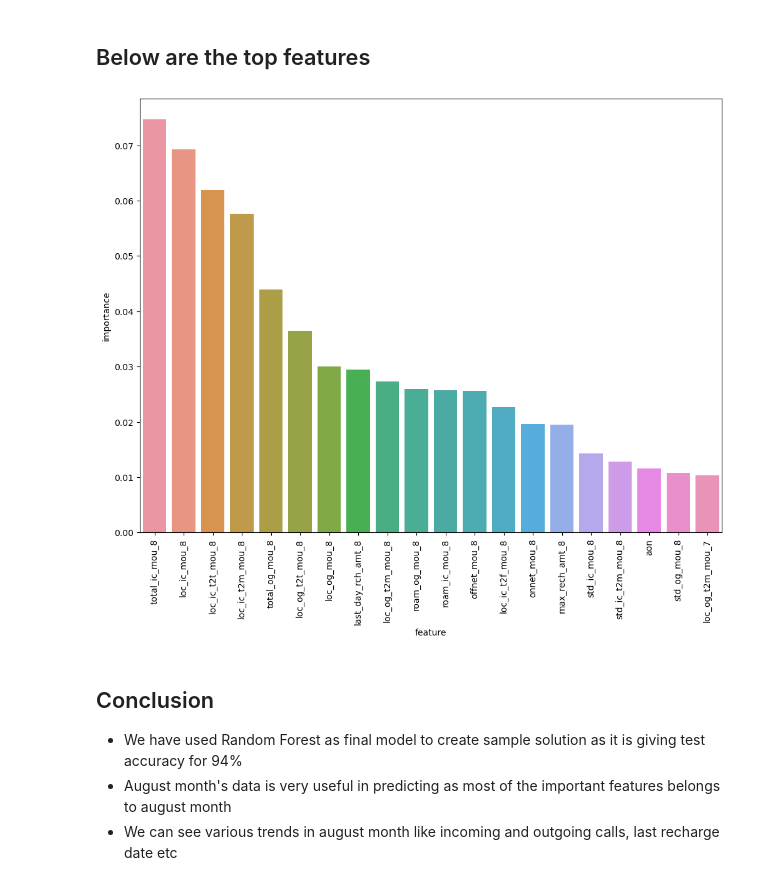
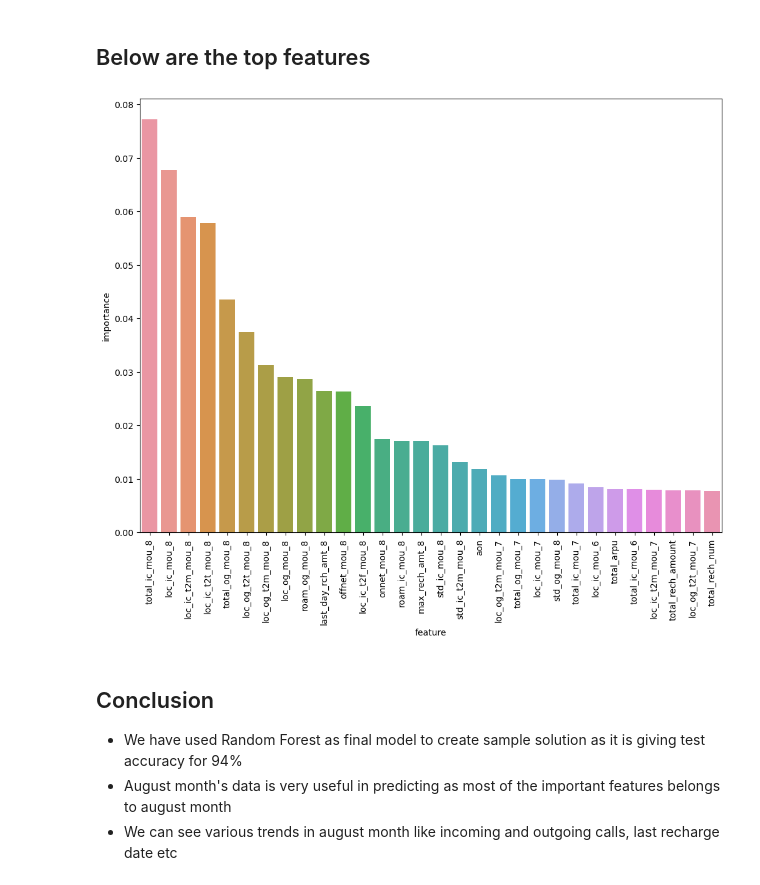
Before and after one commit to vikrampawar88/TelecomChurn_Case_Study, a Jupyter notebook: Telecom_Churn_Aravindhakshan_VikramPawar.ipynb, the cells around one changed output. Cells and saved outputs as stored; diff of their text form; code cells hidden in the pictures.

```diff
--- a/Telecom_Churn_Aravindhakshan_VikramPawar.ipynb
+++ b/Telecom_Churn_Aravindhakshan_VikramPawar.ipynb
@@ -664,0 +673,3 @@ plt.show()
+# %%
+X_train_pca=pd.DataFrame(columns=pca_cols,data=X_train_pca)
+X_test_pca=pd.DataFrame(columns=pca_cols,data=X_test_pca)
@@ -699,7 +730,7 @@ def analyse_regression(y_pred, y_test):
 ### Applying logistic regression on the data on PCA components
 # %%
 # create pipeline
-PCA_VARS = 51
+PCA_VARS = 67
 steps = [('scaler', StandardScaler()),
          ("pca", PCA(n_components=PCA_VARS,random_state=42)),
          ("logistic", LogisticRegression(class_weight='balanced'))
@@ -745,0 +810,3 @@ weighted avg       0.91      0.79      0.83     17500
+# %%
+# fit model
+model.fit(X_train, y_train)
@@ -823,0 +964,21 @@ weighted avg       0.94      0.92      0.93     17500
+# %%
+params = {'n_estimators': [100,200,300],
+          "max_depth":[8,11,13],
+          "min_samples_leaf":[4],
+          "n_jobs":[-1]
+          }
+
+
+# using class_weight to handle inbalance class dataset
+rclf = RandomForestClassifier(class_weight='balanced')
+
+# cross validation
+folds=5
+rclf_cv = GridSearchCV(estimator = rclf,
+                        param_grid = params,
+                        scoring= 'accuracy',
+                        cv = folds,
+                        return_train_score=True,
+                        verbose = 1)
+
+rclf_cv.fit(X_train_pca, y_train)
@@ -948,13 +1201,13 @@ Sum of importance= 99.99999999999996
 <h2>Below are the top features</h2>
 # %%
 rf_df_telecom_churn = pd.DataFrame({'feature' : churn_train_data.drop('churn_probability', axis=1).columns, 'importance' : rf_model_best.feature_importances_})
-rf_df_telecom_churn = rf_df_telecom_churn.sort_values(by = 'importance', ascending = False).head(20)
+rf_df_telecom_churn = rf_df_telecom_churn.sort_values(by = 'importance', ascending = False).head(30)
 fig = plt.figure(figsize = (12, 9))
 sns.barplot(data = rf_df_telecom_churn, y = 'importance', x = 'feature')
 plt.xticks(rotation=90)
 plt.show()
 # %% [output]
-[figure, old version]
+[figure, new version]
 # %% [markdown]
 ## Conclusion
 - We have used Random Forest as final model to create sample solution as it is giving test accuracy for 94%
```
Also changed, not shown: parts of 46 cells of this notebook.
